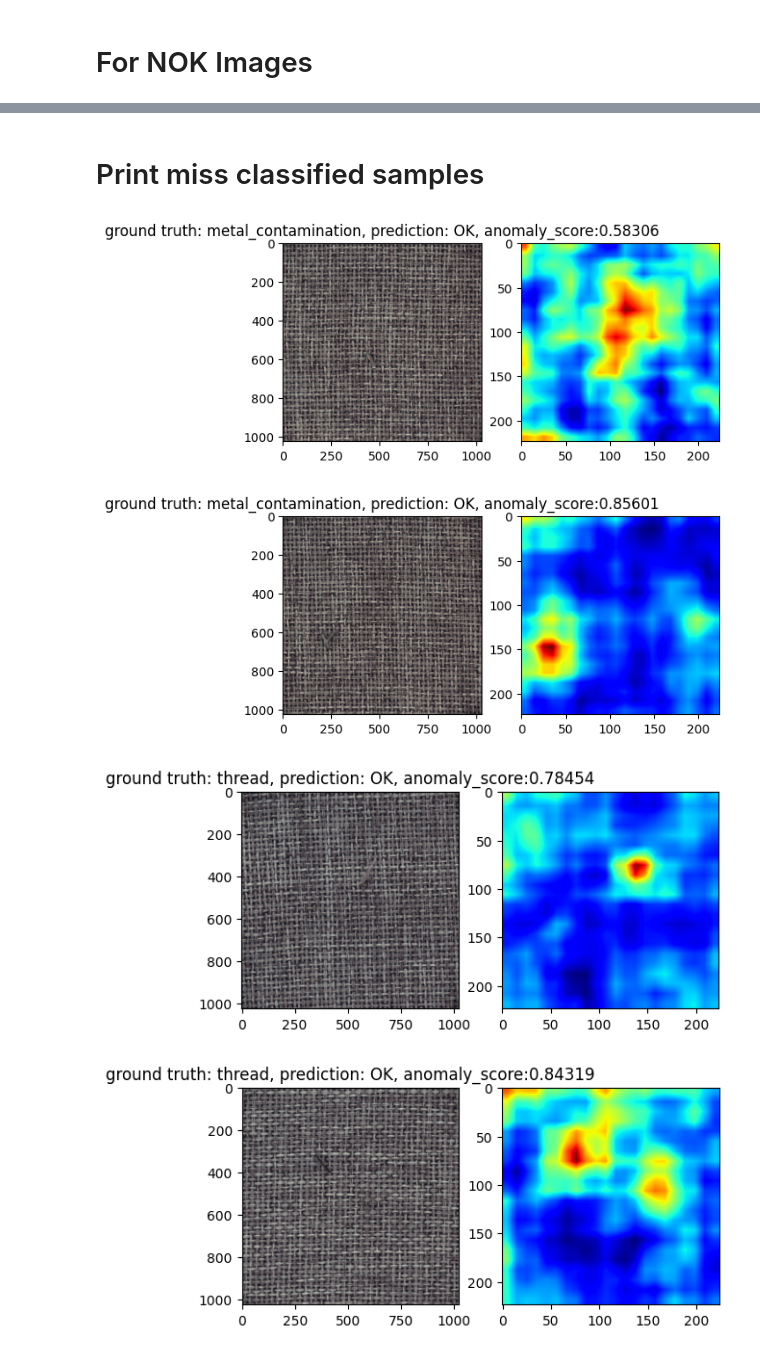
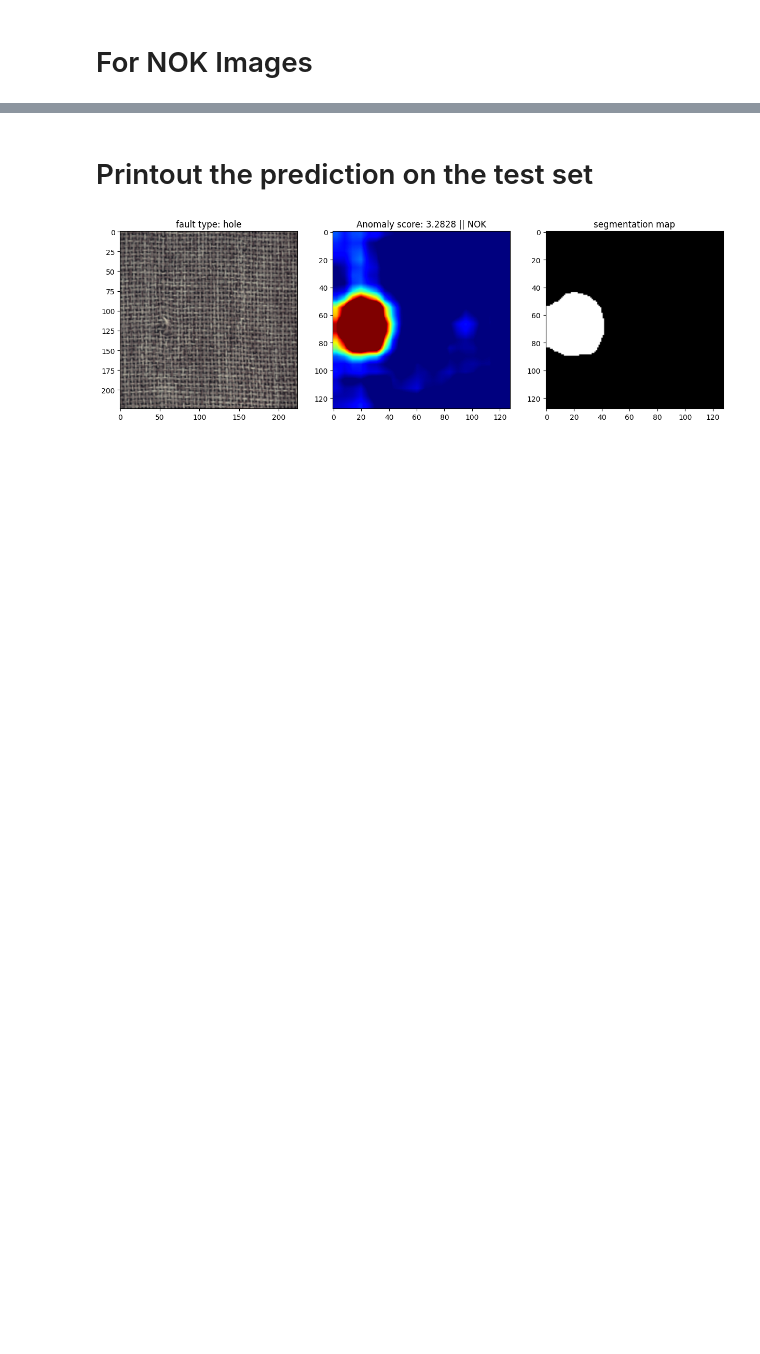
Before and after one commit to mohan696matlab/mvtec_anomalydetection, a Jupyter notebook: AD_3_using_resnet_backbone_multilevel.ipynb, the cells around one changed output, grey strips where cells are left out. Cells and saved outputs as stored; diff of their text form; code cells hidden in the pictures; blank space fills up the shorter version.

```diff
--- a/AD_3_using_resnet_backbone_multilevel.ipynb
+++ b/AD_3_using_resnet_backbone_multilevel.ipynb
@@ -240,7 +254,7 @@ Epoch [46/50], Loss: 0.0102, Validation Loss: 0.0105
 # %% [markdown]
 # Prediction of heatmap
 # %%
-image = Image.open(r'F:\mvtec_anomalydetection\carpet\test\color\002.png')
+image = Image.open(r'F:\mvtec_anomalydetection\carpet\test\color\000.png')
 image = transform(image).unsqueeze(0)
 
 with torch.no_grad():
@@ -255,6 +269,6 @@ segm_map = torch.nn.functional.interpolate(     # Upscale by bi-linaer interpola
                 mode='bilinear'
             )
 
-plt.imshow(segm_map.squeeze().cpu().numpy())
+plt.imshow(segm_map.squeeze().cpu().numpy(), cmap='jet')
 plt.show()
 # %% [output]
@@ -299,6 +313,8 @@ for data,_ in train_loader:
 RECON_ERROR = torch.cat(RECON_ERROR).cpu().numpy()
 # %%
 best_threshold = np.mean(RECON_ERROR) + 3 * np.std(RECON_ERROR)
+
+heat_map_max, heat_map_min = np.max(RECON_ERROR), np.min(RECON_ERROR)
 
 plt.hist(RECON_ERROR,bins=50)
 plt.vlines(x=best_threshold,ymin=0,ymax=30,color='r')
@@ -391,51 +407,53 @@ best_threshold = 0.023813730105757713
 [figure]
-# %% [markdown]
-# Print miss classified samples
+# %% [markdown]
+# Printout the prediction on the test set
 # %%
+import cv2, time
+from IPython.display import clear_output
+
 model.eval()
 backbone.eval()
-
-pred_class=['OK','NOK']
 
 test_path = Path('carpet/test')
 
 for path in test_path.glob('*/*.png'):
     fault_type = path.parts[-2]
     test_image = transform(Image.open(path)).cuda().unsqueeze(0)
 
     with torch.no_grad():
-        feature = backbone(test_image)
+        features = backbone(test_image)
         # Forward pass
-        recon = model(feature)
+        recon = model(features)
 
-    segm_map = ((feature -recon)**2).mean(axis=(1))[:,3:-3,3:-3]
-    y_score_image = decision_function(segm_map)
+    segm_map = ((features - recon)**2).mean(axis=(1))[:,3:-3,3:-3]
+    y_score_image = decision_function(segm_map=segm_map)
     # y_score_image = segm_map.mean(axis=(1,2))
 
+    y_pred_image = 1*(y_score_image >= best_threshold)
+    class_label = ['OK','NOK']
 
-    y_pred_image = (y_score_image[0] >= best_threshold).cpu().numpy().astype(int)
+    if fault_type in ['hole']:
 
-    segm_map = torch.nn.functional.interpolate(     # Upscale by bi-linaer interpolation to match the original input resolution
-                    segm_map.unsqueeze(0),
-                    size=(224, 224),
-                    mode='bilinear'
-                ).squeeze() / best_threshold
+        plt.figure(figsize=(15,5))
 
+        plt.subplot(1,3,1)
+        plt.imshow(test_image.squeeze().permute(1,2,0).cpu().numpy())
+        plt.title(f'fault type: {fault_type}')
 
-    y_true_image = 0 if fault_type == 'good' else 1
+        plt.subplot(1,3,2)
+        heat_map = segm_map.squeeze().cpu().numpy()
+        heat_map = heat_map
+        heat_map = cv2.resize(heat_map, (128,128))
+        plt.imshow(heat_map, cmap='jet', vmin=heat_map_min, vmax=heat_map_max)
+        plt.title(f'Anomaly score: {y_score_image[0].cpu().numpy() / best_threshold:0.4f} || {class_label[y_pred_image]}')
 
-    if y_pred_image != y_true_image:
-    # if fault_type == 'hole':
-        plt.subplot(1,2,1)
-        plt.imshow(Image.open(path))
-        plt.title(f'ground truth: {fault_type}, prediction: {pred_class[y_pred_image]}, anomaly_score:{y_score_image[0].cpu().numpy()/best_threshold :.5f}')
-
-        plt.subplot(1,2,2)
-        plt.imshow(segm_map.cpu(), cmap='jet')
+        plt.subplot(1,3,3)
+        plt.imshow((heat_map > best_threshold), cmap='gray')
+        plt.title(f'segmentation map')
 
         plt.show()
+
+        time.sleep(0.05)
+        clear_output(wait=True)
 # %% [output]
-[figure, old version]
+[figure, new version]
-[figure, removed]
-[figure, removed]
-[figure, removed]
```
Also changed, not shown: parts of 13 cells of this notebook, 1 other file.
